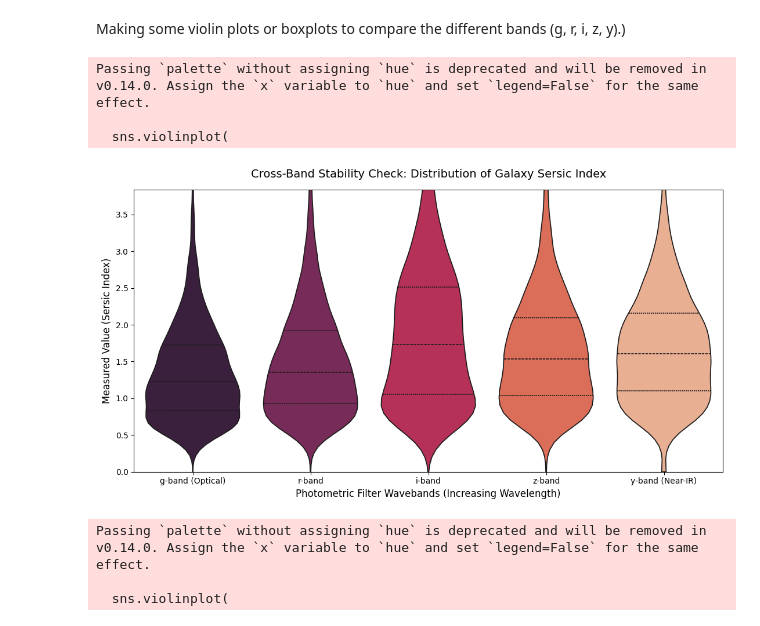
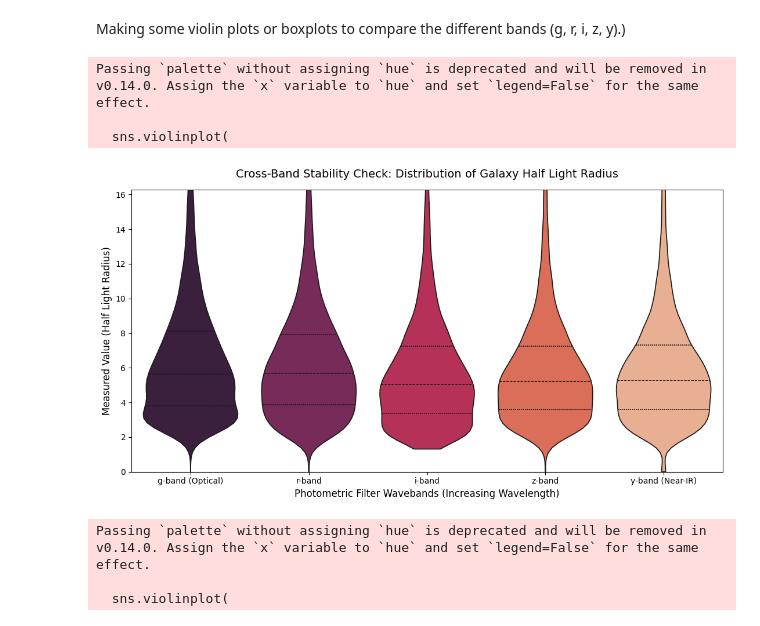
Before and after one commit to MADS-Milestone-2/Galaxy-Classifier, a Jupyter notebook: group-4-first-draft.ipynb, the cells around one changed output. Drawn from its saved outputs; the diff is of its cells as text; code cells hidden in the pictures.

```diff
--- a/group-4-first-draft.ipynb
+++ b/group-4-first-draft.ipynb
@@ -137,26 +169,3 @@ class GalaxyDataset(Dataset):
         label_tensor = torch.tensor(label, dtype=torch.long) if label is not None else None
 
         return img_tensor, label_tensor
-# %%
-# Prompt user for the HDF5 file path for portability
-# TODO: Update this to use a config file or environment variable for better reproducibility
-
-Tk().withdraw()  # Hide the main window
-Tk().attributes("-topmost", True)  # Bring the file dialog to the front
-
-hdf5_path = filedialog.askopenfilename(
-    title="Select HDF5 file for training",
-    filetypes=[("HDF5 files", "*.hdf5"), ("All files", "*.*")])
-
-Tk().destroy()  # Close the file dialog
-
-# Load the HDF5 file and read the images
-if not hdf5_path:
-    raise ValueError("No file selected. Please select an HDF5 file.")
-
-with h5py.File(hdf5_path, "r") as f:
-    print("Keys in the HDF5 file:", list(f.keys()))
-# Use lazy-loading dataset
-dataset = GalaxyDataset(hdf5_path, image_key="image", label_key=None)
-loader = DataLoader(dataset, batch_size=32, shuffle=True)
-print(f"Total Images: {len(dataset)}")
@@ -201,7 +291,7 @@ print_image(idx=9999, dataset=dataset)
 # %%
 # csv files are inside a data folder, but then in .gitignore because of the size, so we need to specify the path to read them
-
-images_df = pd.read_csv("data/5x127x127_training_with_morphology.csv")
-print("CSV DataFrame shape:", images_df.shape)
+# These CSV files are only the morphology data, not the image data.
+images_morphology_df = pd.read_csv("data/5x127x127_training_with_morphology.csv")
+print("CSV DataFrame shape:", images_morphology_df.shape)
 # %% [output]
 CSV DataFrame shape: (204573, 84)
@@ -270,0 +794,7 @@ images_df.columns.tolist()
+# %%
+# Use the file grabber to get the JWST HDF5 files for training, validation, and testing datasets,
+# then inspect the keys in the HDF5 files to understand the structure of the data and how to access
+# the images and labels for training the model.
+
+jwst_hdf5 = select_hdf5_file("Select JWST HDF5 file")
+jwst_keys = inspect_hdf5_file(jwst_hdf5)
@@ -334,7 +921,7 @@ plt.show()
 Making some violin plots or boxplots to compare the different bands (g, r, i, z, y).)
 # %%
 #'half_light_radius', 'sersic_index', 'ellipticity', 'cmodel_mag'
-feature_to_plot = 'sersic_index'
+feature_to_plot = 'half_light_radius'
 
 band_mapping = {
     f'g_{feature_to_plot}': 'g-band (Optical)',
@@ -356,34 +943,34 @@ long_df['Filter Band'] = long_df['Filter Band'].map(band_mapping)
 plt.figure(figsize=(11, 6))
 
 # Violin plots show both the box-plot summary stats and the raw kernel density probability
 # violin plots are great for showing the distribution of values across different categories,
 # and they can reveal differences in the shape of the distribution that might not be apparent in box plots alone.
 # The 'inner' parameter set to 'quartile' adds lines for the median and quartiles, while 'cut=0' ensures that the violin shape is limited to the range of observed data,
 # preventing it from extending into areas with no data.
 sns.violinplot(
     data=long_df,
     x='Filter Band',
     y='Value',
     palette='rocket',
     inner='quartile',
     cut=0   #limits the violin shape strictly to observed data min/max
 )
 
 
 y_max = long_df['Value'].quantile(0.98)
 plt.ylim(0, y_max)
 
 clean_title = feature_to_plot.replace('_', ' ').title()
 plt.title(f"Cross-Band Stability Check: Distribution of Galaxy {clean_title}", fontsize=14, pad=15)
 plt.xlabel("Photometric Filter Wavebands (Increasing Wavelength)", fontsize=12)
 plt.ylabel(f"Measured Value ({clean_title})", fontsize=12)
 plt.tight_layout()
 plt.show()
 # %% [output]
 Passing `palette` without assigning `hue` is deprecated and will be removed in v0.14.0. Assign the `x` variable to `hue` and set `legend=False` for the same effect.
 
   sns.violinplot(
-[figure, old version]
+[figure, new version]
 # %%
 #'half_light_radius', 'sersic_index', 'ellipticity', 'cmodel_mag'
 feature_to_plot = 'sersic_index'
```
Also changed, not shown: parts of 100 cells of this notebook.
